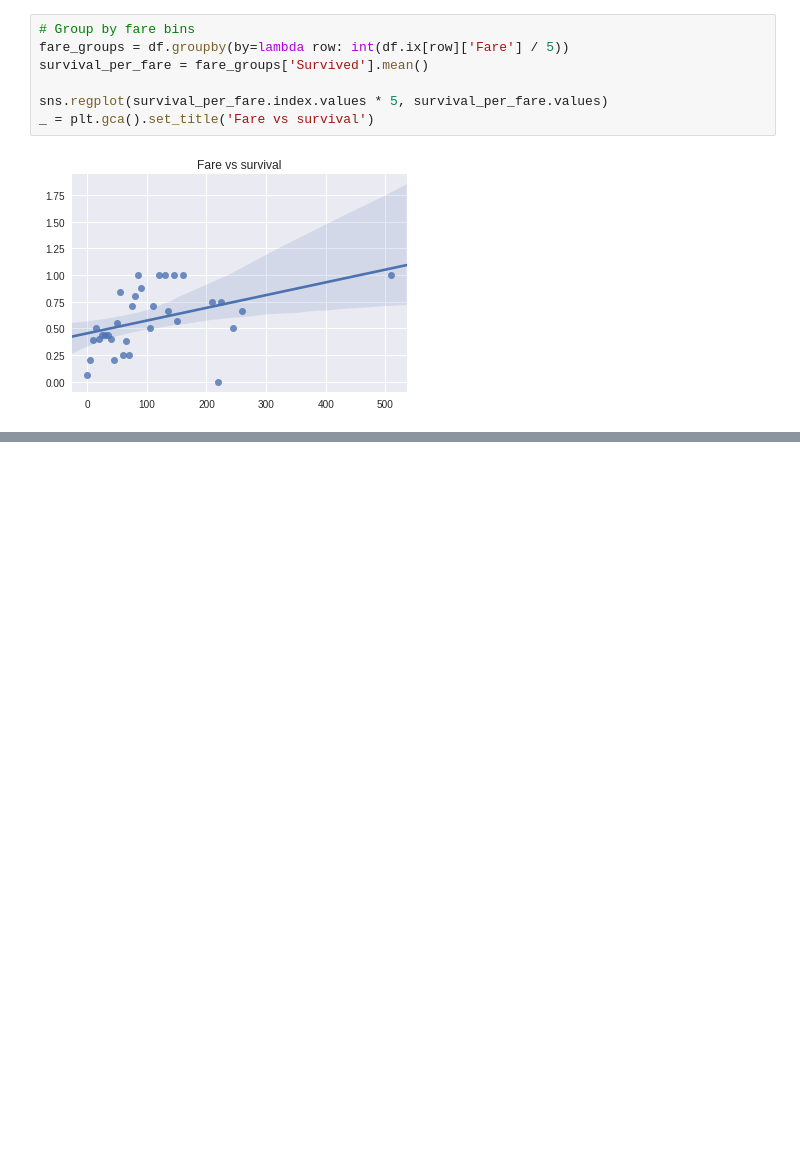
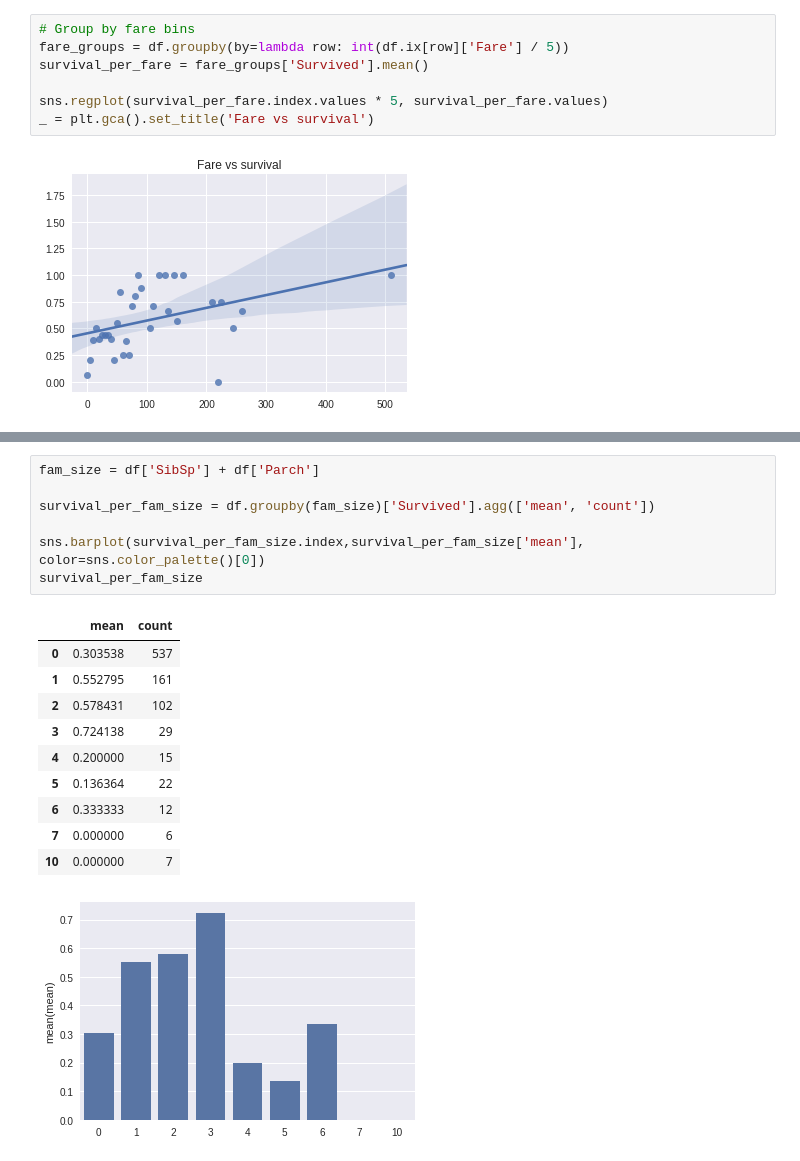
Before and after one commit to danimateos/titanic, a Jupyter notebook: notebooks/titanic.ipynb, the cells around one changed output, grey strips where cells are left out. Cells and saved outputs as stored; diff of their text form; blank space fills up the shorter version.

```diff
--- a/notebooks/titanic.ipynb
+++ b/notebooks/titanic.ipynb
@@ -88,3 +125,22 @@ _ = plt.gca().set_title('Fare vs survival')
+# %%
+fam_size = df['SibSp'] + df['Parch']
+
+survival_per_fam_size = df.groupby(fam_size)['Survived'].agg(['mean', 'count'])
+
+sns.barplot(survival_per_fam_size.index,survival_per_fam_size['mean'], color=sns.color_palette()[0])
+survival_per_fam_size
+# %% [output]
+|  | mean | count |
+| 0 | 0.303538 | 537 |
+| 1 | 0.552795 | 161 |
+| 2 | 0.578431 | 102 |
+| 3 | 0.724138 | 29 |
+| 4 | 0.200000 | 15 |
+| 5 | 0.136364 | 22 |
+| 6 | 0.333333 | 12 |
+| 7 | 0.000000 | 6 |
+| 10 | 0.000000 | 7 |
+[figure, added]
 # %% [markdown]
 ## Feature engineering:
 
```
Also changed, not shown: parts of 3 cells of this notebook.
